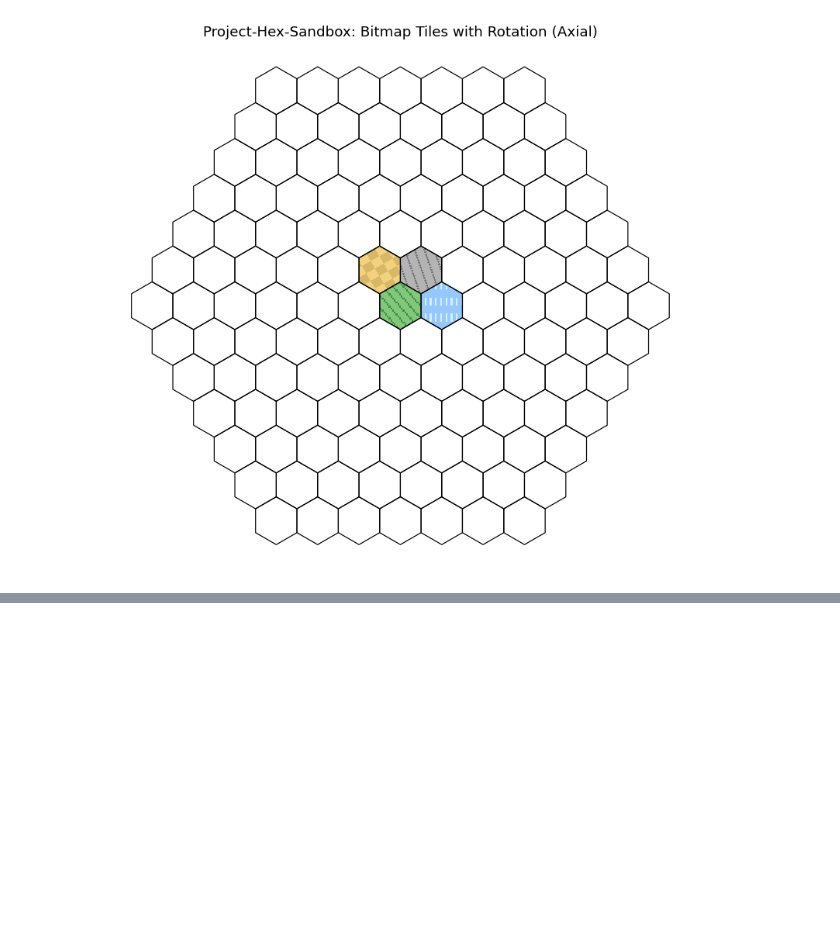
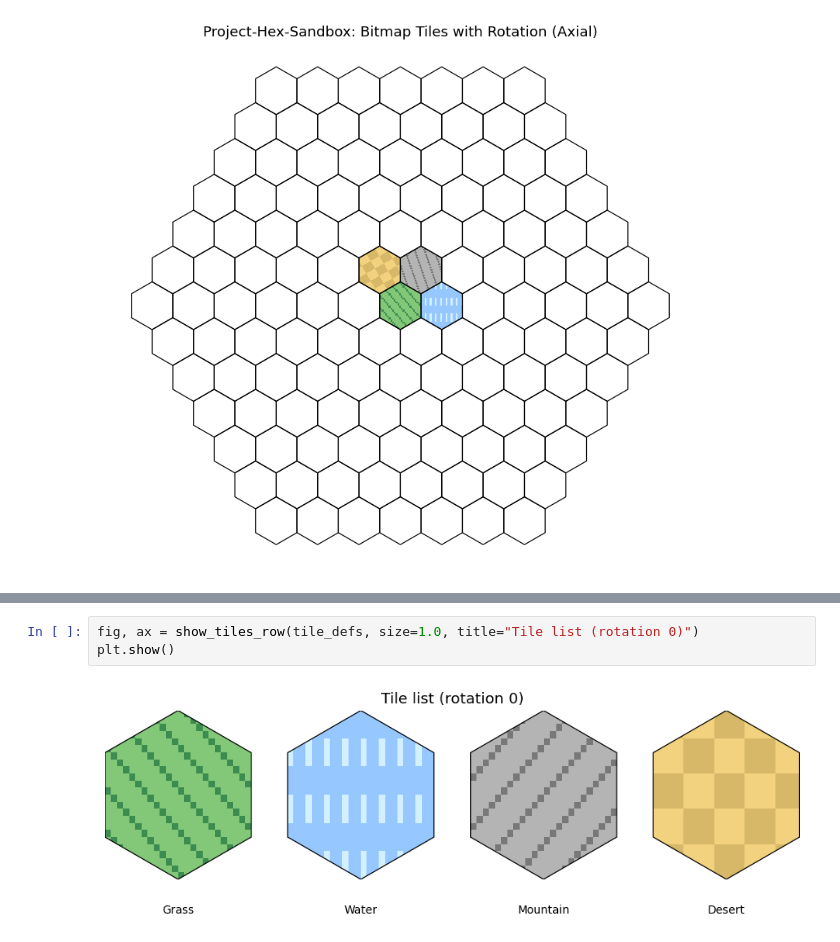
Before and after one commit to jbledua/Project-Hex-Sandbox, a Jupyter notebook: notebooks/01_hex_tiles.ipynb, the cells around one changed output, grey strips where cells are left out. Cells and saved outputs as stored; diff of their text form; blank space fills up the shorter version.

Commit message:
Feat: Added function to show list of tiles

```diff
--- a/notebooks/01_hex_tiles.ipynb
+++ b/notebooks/01_hex_tiles.ipynb
@@ -219,0 +275,5 @@ plt.show()
+# %%
+fig, ax = show_tiles_row(tile_defs, size=1.0, title="Tile list (rotation 0)")
+plt.show()
+# %% [output]
+[figure, added]
```
Also changed, not shown: parts of 1 cell of this notebook.
